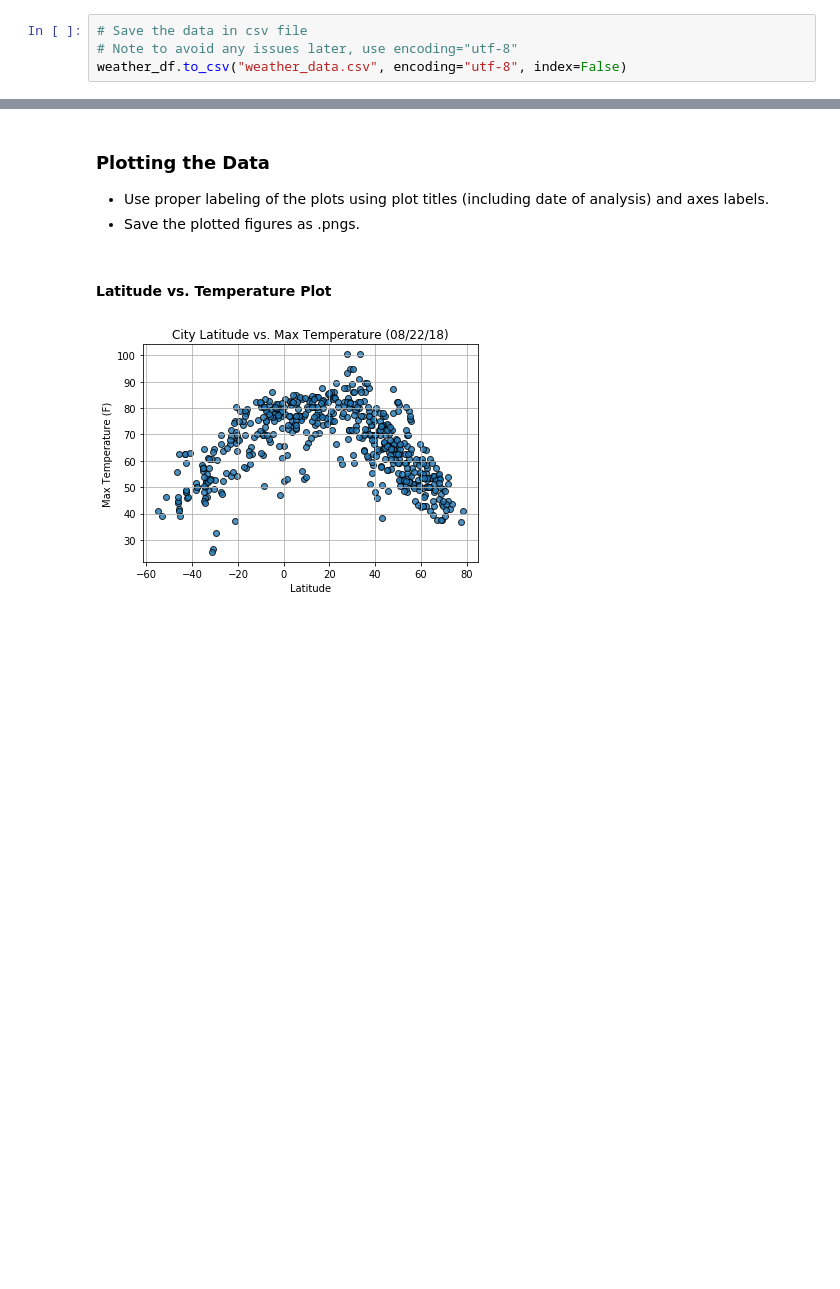
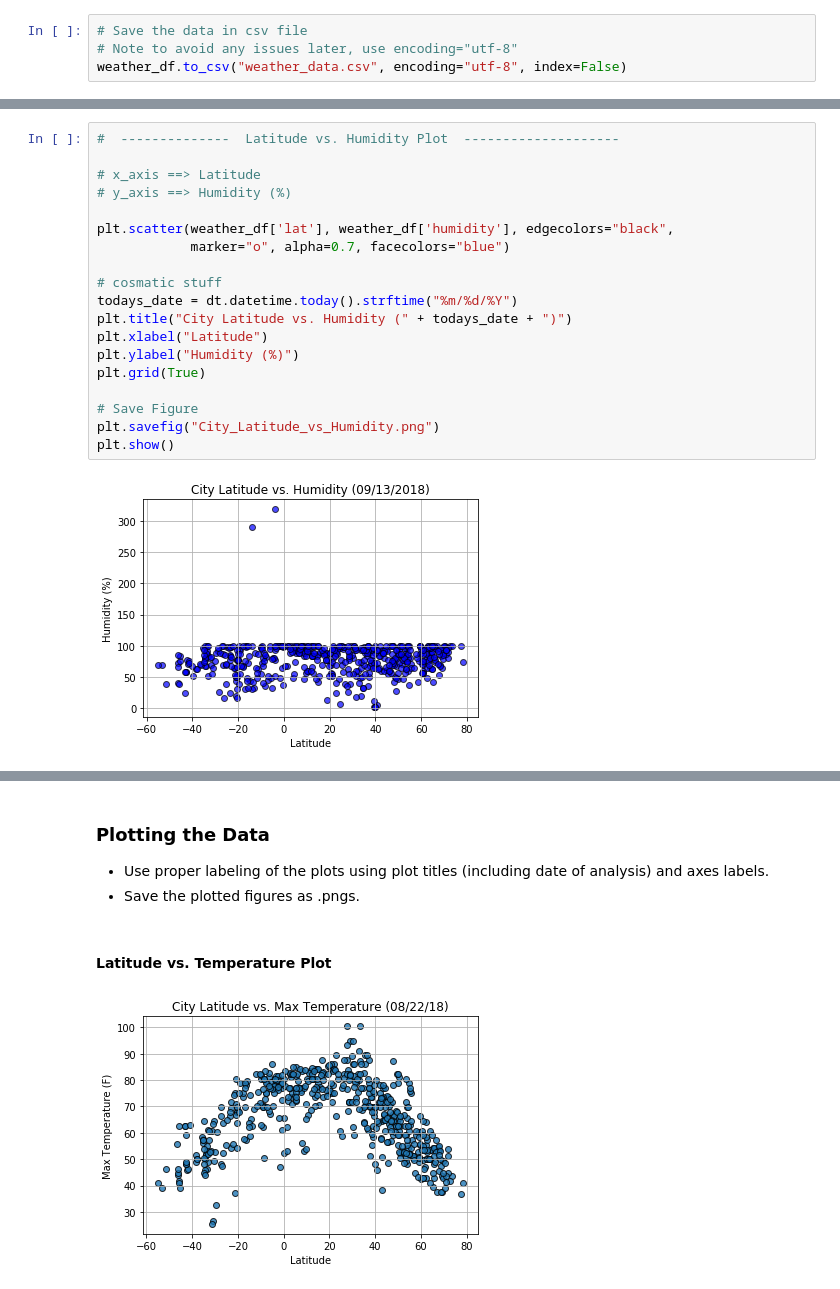
Before and after one commit to salizadeh10/WeatherPy, a Jupyter notebook: WeatherPy.ipynb, the cells around one changed output, grey strips where cells are left out. Cells and saved outputs as stored; diff of their text form; blank space fills up the shorter version.

```diff
--- a/WeatherPy.ipynb
+++ b/WeatherPy.ipynb
@@ -177,0 +172,21 @@ plt.show()
+# %%
+#  --------------  Latitude vs. Humidity Plot  --------------------
+
+# x_axis ==> Latitude
+# y_axis ==> Humidity (%)
+
+plt.scatter(weather_df['lat'], weather_df['humidity'], edgecolors="black",
+            marker="o", alpha=0.7, facecolors="blue")
+
+# cosmatic stuff
+todays_date = dt.datetime.today().strftime("%m/%d/%Y")
+plt.title("City Latitude vs. Humidity (" + todays_date + ")")
+plt.xlabel("Latitude")
+plt.ylabel("Humidity (%)")
+plt.grid(True)
+
+# Save Figure
+plt.savefig("City_Latitude_vs_Humidity.png")
+plt.show()
+# %% [output]
+[figure, added]
```
Also changed, not shown: parts of 3 cells of this notebook, 6 other files.
